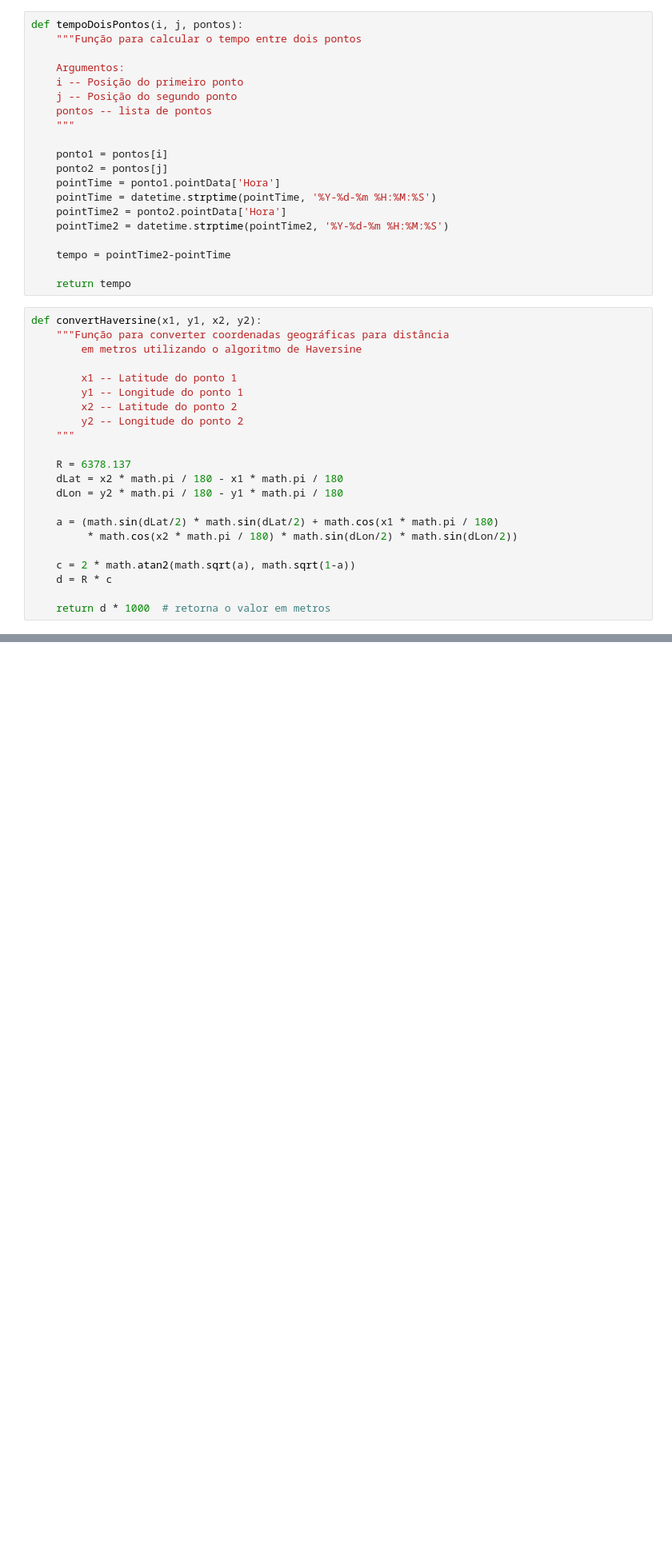
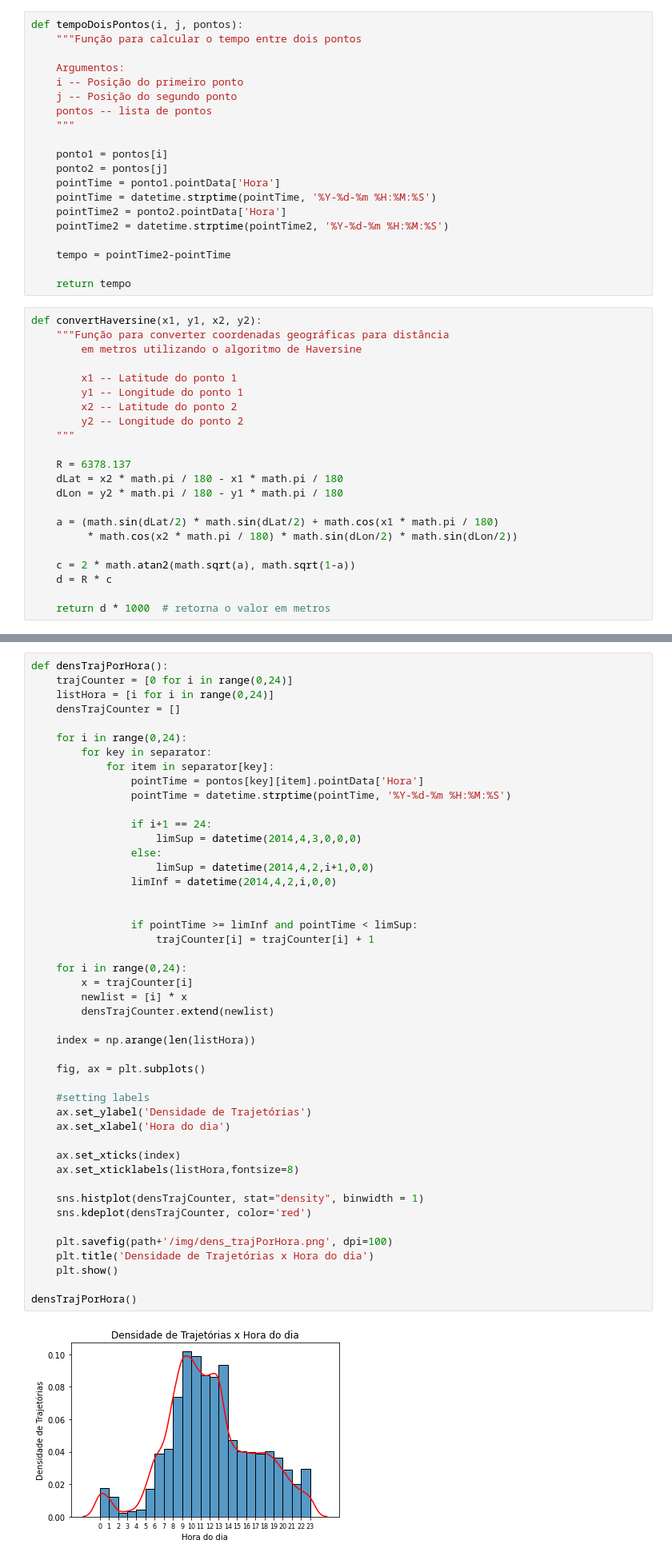
Before and after one commit to TulioNPL/Pesquisa, a Jupyter notebook: jupyter/main.ipynb, the cells around one changed output, grey strips where cells are left out. Shown at 80% size. Saved outputs shown, nothing was run; the diff lists cells and outputs as text; blank space fills up the shorter version.

```diff
--- a/jupyter/main.ipynb
+++ b/jupyter/main.ipynb
@@ -360,0 +401,48 @@ cdfTempo()
+# %%
+def densTrajPorHora():
+    trajCounter = [0 for i in range(0,24)]
+    listHora = [i for i in range(0,24)]
+    densTrajCounter = []
+
+    for i in range(0,24):
+        for key in separator:
+            for item in separator[key]:
+                pointTime = pontos[key][item].pointData['Hora']
+                pointTime = datetime.strptime(pointTime, '%Y-%d-%m %H:%M:%S')
+
+                if i+1 == 24:
+                    limSup = datetime(2014,4,3,0,0,0)
+                else:
+                    limSup = datetime(2014,4,2,i+1,0,0)
+                limInf = datetime(2014,4,2,i,0,0)
+
+
+                if pointTime >= limInf and pointTime < limSup:
+                    trajCounter[i] = trajCounter[i] + 1
+
+    for i in range(0,24):
+        x = trajCounter[i]
+        newlist = [i] * x
+        densTrajCounter.extend(newlist)
+
+    index = np.arange(len(listHora))
+
+    fig, ax = plt.subplots()
+
+    #setting labels
+    ax.set_ylabel('Densidade de Trajetórias')
+    ax.set_xlabel('Hora do dia')
+
+    ax.set_xticks(index)
+    ax.set_xticklabels(listHora,fontsize=8)
+
+    sns.histplot(densTrajCounter, stat="density", binwidth = 1)
+    sns.kdeplot(densTrajCounter, color='red')
+
+    plt.savefig(path+'/img/dens_trajPorHora.png', dpi=100)
+    plt.title('Densidade de Trajetórias x Hora do dia')
+    plt.show()
+
+densTrajPorHora()
+# %% [output]
+[figure, added]
```
Also changed, not shown: parts of 21 cells of this notebook.
